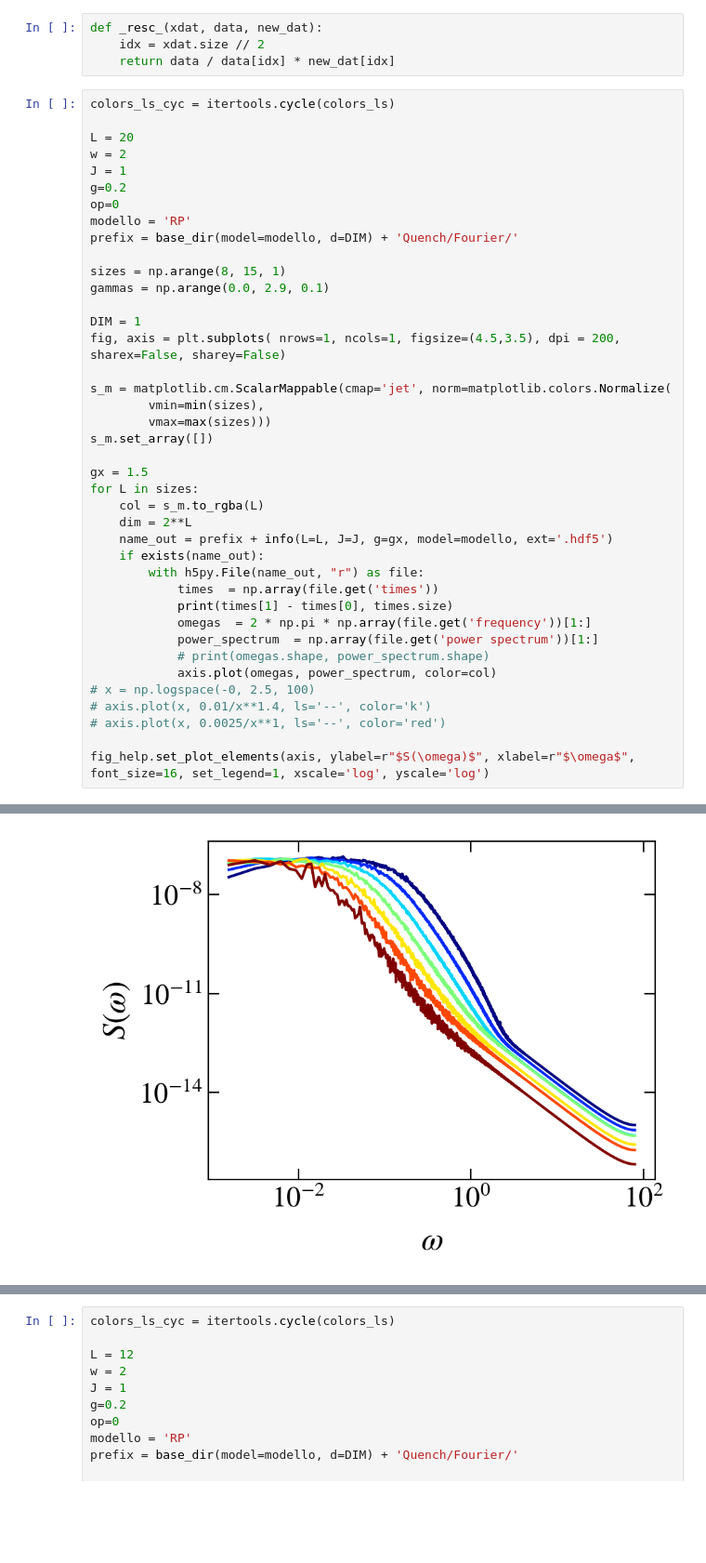
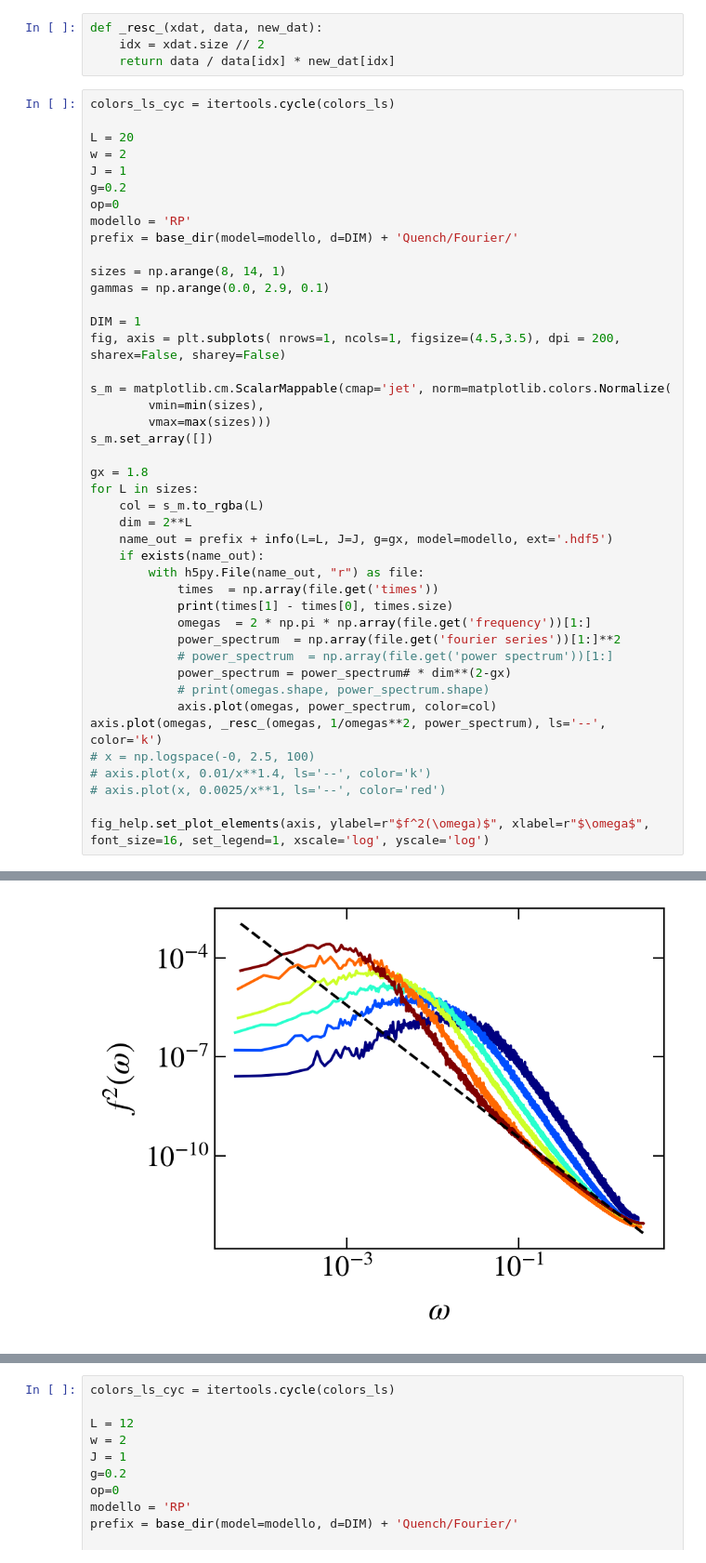
Before and after one commit to Rafal-Swietek/QHamSolver, a Jupyter notebook: Quadratic/Jupyter_Python/anomalous.ipynb, the cells around one changed output, grey strips where cells are left out. Shown at 93% size. Cells and saved outputs as stored; diff of their text form; blank space fills up the shorter version.

```diff
--- a/Quadratic/Jupyter_Python/anomalous.ipynb
+++ b/Quadratic/Jupyter_Python/anomalous.ipynb
@@ -778,7 +916,7 @@ op=0
 modello = 'RP'
 prefix = base_dir(model=modello, d=DIM) + 'Quench/Fourier/'
 
-sizes = np.arange(8, 15, 1)
+sizes = np.arange(8, 14, 1)
 gammas = np.arange(0.0, 2.9, 0.1)
 
 DIM = 1
@@ -789,7 +927,7 @@ s_m = matplotlib.cm.ScalarMappable(cmap='jet', norm=matplotlib.colors.Normalize(
         vmax=max(sizes)))
 s_m.set_array([])
 
-gx = 1.5
+gx = 1.8
 for L in sizes:
     col = s_m.to_rgba(L)
     dim = 2**L
@@ -799,13 +937,16 @@ for L in sizes:
             times  = np.array(file.get('times'))
             print(times[1] - times[0], times.size)
             omegas  = 2 * np.pi * np.array(file.get('frequency'))[1:]
-            power_spectrum  = np.array(file.get('power spectrum'))[1:]
+            power_spectrum  = np.array(file.get('fourier series'))[1:]**2
+            # power_spectrum  = np.array(file.get('power spectrum'))[1:]
+            power_spectrum = power_spectrum# * dim**(2-gx)
             # print(omegas.shape, power_spectrum.shape)
             axis.plot(omegas, power_spectrum, color=col)
+axis.plot(omegas, _resc_(omegas, 1/omegas**2, power_spectrum), ls='--', color='k')
 # x = np.logspace(-0, 2.5, 100)
 # axis.plot(x, 0.01/x**1.4, ls='--', color='k')
 # axis.plot(x, 0.0025/x**1, ls='--', color='red')
 
-fig_help.set_plot_elements(axis, ylabel=r"$S(\omega)$", xlabel=r"$\omega$", font_size=16, set_legend=1, xscale='log', yscale='log')
+fig_help.set_plot_elements(axis, ylabel=r"$f^2(\omega)$", xlabel=r"$\omega$", font_size=16, set_legend=1, xscale='log', yscale='log')
 # %% [output]
 No handles with labels found to put in legend.
@@ -819 +959 @@ No handles with labels found to put in legend.
-[figure, old version]
+[figure, new version]
```
Also changed, not shown: parts of 9 cells of this notebook, 1 other file.
